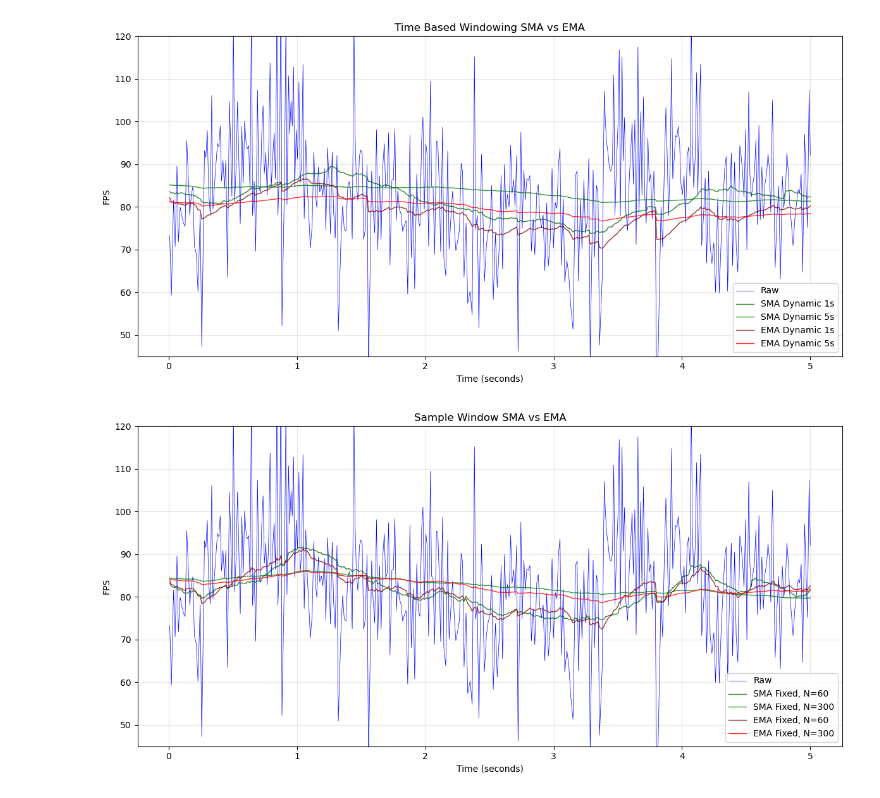
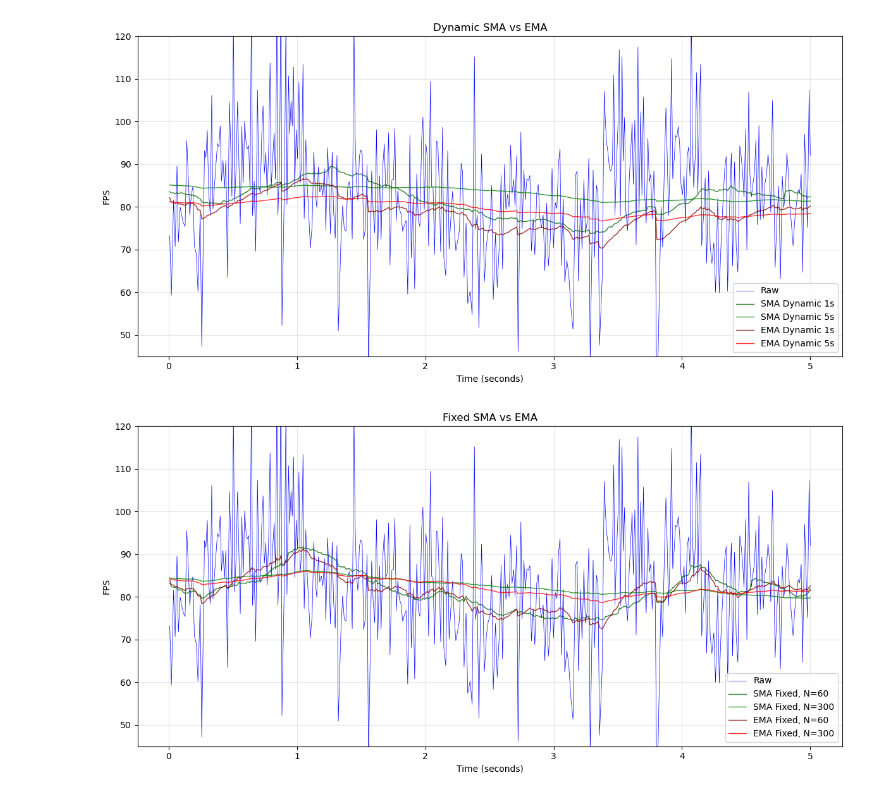
Before and after one commit to wilgaboury/blog, a Jupyter notebook: other/fps-analysis/frame_analysis.ipynb, the cells around one changed output. Saved outputs shown, nothing was run; the diff lists cells and outputs as text; code cells hidden in the pictures.

Commit message:
Add commentary on graphs and refactor

```diff
--- a/other/fps-analysis/frame_analysis.ipynb
+++ b/other/fps-analysis/frame_analysis.ipynb
@@ -83,26 +95,26 @@ fps_ema_dyn_5s = ema_dyn(frame_durs, 5)[-len(times):]
 # %%
 plt.figure(figsize=(12, 6))
 plt.plot(times, fps_raw, 'b-', label="Raw", linewidth=0.5)
 plt.plot(times, fps_sma_dyn_1s, 'darkgreen', label="SMA Dynamic 1s", linewidth=1, alpha=0.8)
 plt.plot(times, fps_sma_dyn_5s, 'green', label="SMA Dynamic 5s", linewidth=1, alpha=0.8)
 plt.plot(times, fps_ema_dyn_1s, 'darkred', label="EMA Dynamic 1s", linewidth=1, alpha=0.8)
 plt.plot(times, fps_ema_dyn_5s, 'red', label="EMA Dynamic 5s", linewidth=1, alpha=0.8)
 plt.xlabel('Time (seconds)')
 plt.ylabel('FPS')
-plt.title('Time Window SMA vs EMA')
+plt.title('Dynamic SMA vs EMA')
 plt.legend()
 plt.grid(True, alpha=0.3)
 plt.tight_layout()
 plt.ylim(45, 120)
-plt.savefig('sample_fps_graph.png',
+plt.savefig('dyn_sma_ema.png',
             dpi=300,
             bbox_inches='tight',
             transparent=False,
             facecolor='white',
             edgecolor='none')
 plt.show()
 # %% [output]
-[figure, old version]
+[figure, new version]
 # %%
 plt.figure(figsize=(12, 6))
 plt.plot(times, fps_raw, 'b-', label="Raw", linewidth=0.5)
@@ -112,12 +124,12 @@ plt.plot(times, fps_ema_fix_60, 'darkred', label="EMA Fixed, N=60", linewidth=1,
 plt.plot(times, fps_ema_fix_300, 'red', label="EMA Fixed, N=300", linewidth=1, alpha=0.8)
 plt.xlabel('Time (seconds)')
 plt.ylabel('FPS')
-plt.title('Sample Window SMA vs EMA')
+plt.title('Fixed SMA vs EMA')
 plt.legend()
 plt.grid(True, alpha=0.3)
 plt.tight_layout()
 plt.ylim(45, 120)
-plt.savefig('sample_fps_graph.png',
+plt.savefig('fix_sma_ema.png',
             dpi=300,
             bbox_inches='tight',
             transparent=False,
@@ -125,4 +137,4 @@ plt.savefig('sample_fps_graph.png',
             edgecolor='none')
 plt.show()
 # %% [output]
-[figure, old version]
+[figure, new version]
```
Also changed, not shown: parts of 6 cells of this notebook, 7 other files.
